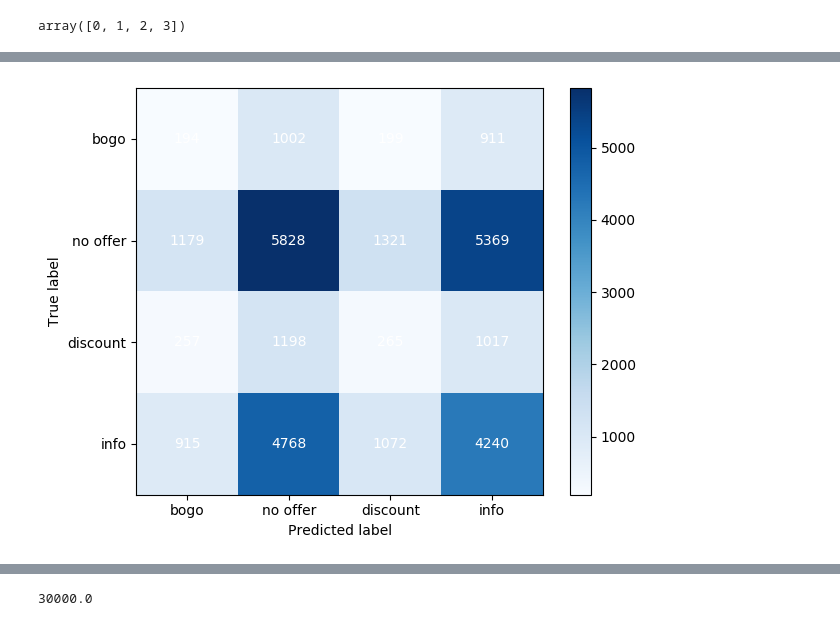
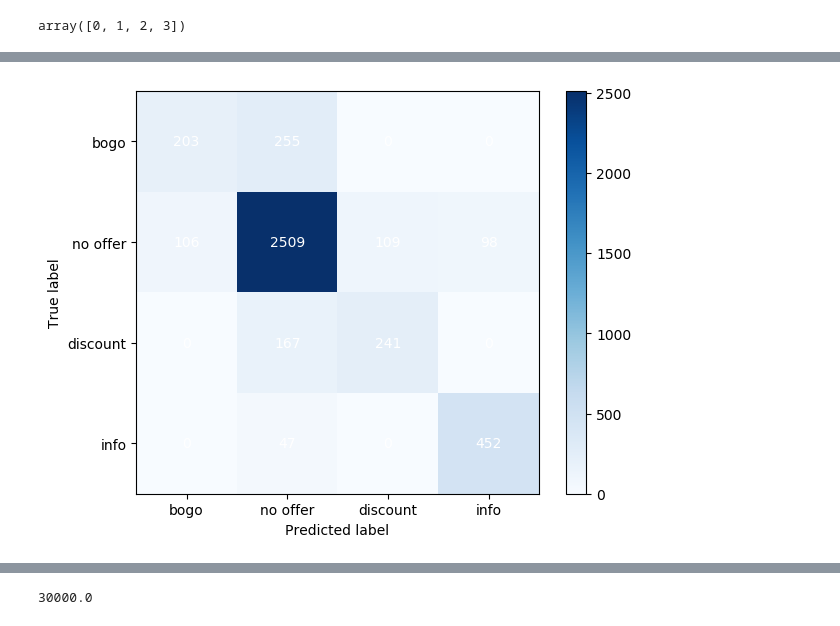
Before and after one commit to ShantiRoseCodes/aws_mle_capstone_project, a Jupyter notebook: ml_usertype.ipynb, the cells around one changed output, grey strips where cells are left out. Drawn from its saved outputs; the diff is of its cells as text; code cells hidden in the pictures.

```diff
--- a/ml_usertype.ipynb
+++ b/ml_usertype.ipynb
@@ -189,6 +178,6 @@ Feature ranking:
 # %%
 # Compute the confusion matrix
-tree_cm = confusion_matrix(y_test, tree_pred)
+tree_cm = confusion_matrix(y_val, tree_pred)
 
 # Visualize the confusion matrix as a heatmap
 fig, ax = plt.subplots()
@@ -226,6 +215,6 @@ print(forest_f1)
 # %%
 # Compute the confusion matrix
-forest_cm = confusion_matrix(y_test, forest_pred)
+forest_cm = confusion_matrix(y_val, forest_pred)
 
 # Visualize the confusion matrix as a heatmap
 fig, ax = plt.subplots()
@@ -296,29 +285,29 @@ print(lgb_f1)
 # %%
 # Compute the confusion matrix
-lgb_cm = confusion_matrix(y_test, lgb_pred)
+lgb_cm = confusion_matrix(y_val, lgb_pred)
 
 # Visualize the confusion matrix as a heatmap
 fig, ax = plt.subplots()
 im = ax.imshow(lgb_cm, interpolation='nearest', cmap=plt.cm.Blues)
 ax.set(xticks=np.arange(lgb_cm.shape[1]),
        yticks=np.arange(lgb_cm.shape[0]),
        xticklabels=['bogo', 'no offer', 'discount', 'info'],
        yticklabels=['bogo', 'no offer', 'discount', 'info'],
        xlabel='Predicted label',
        ylabel='True label')
 
 # Add colorbar
 cbar = ax.figure.colorbar(im, ax=ax)
 
 # Loop over data to add annotations
 for i in range(lgb_cm.shape[0]):
     for j in range(lgb_cm.shape[1]):
         ax.text(j, i, lgb_cm[i, j], ha="center", va="center", color="white")
 
 fig.tight_layout()
 plt.show()
 # %% [output]
-[figure, old version]
+[figure, new version]
 # %%
 # get feature importances
 lgb_importances = lgb_clf.feature_importances_
```
Also changed, not shown: parts of 41 cells of this notebook, 25 other files.
